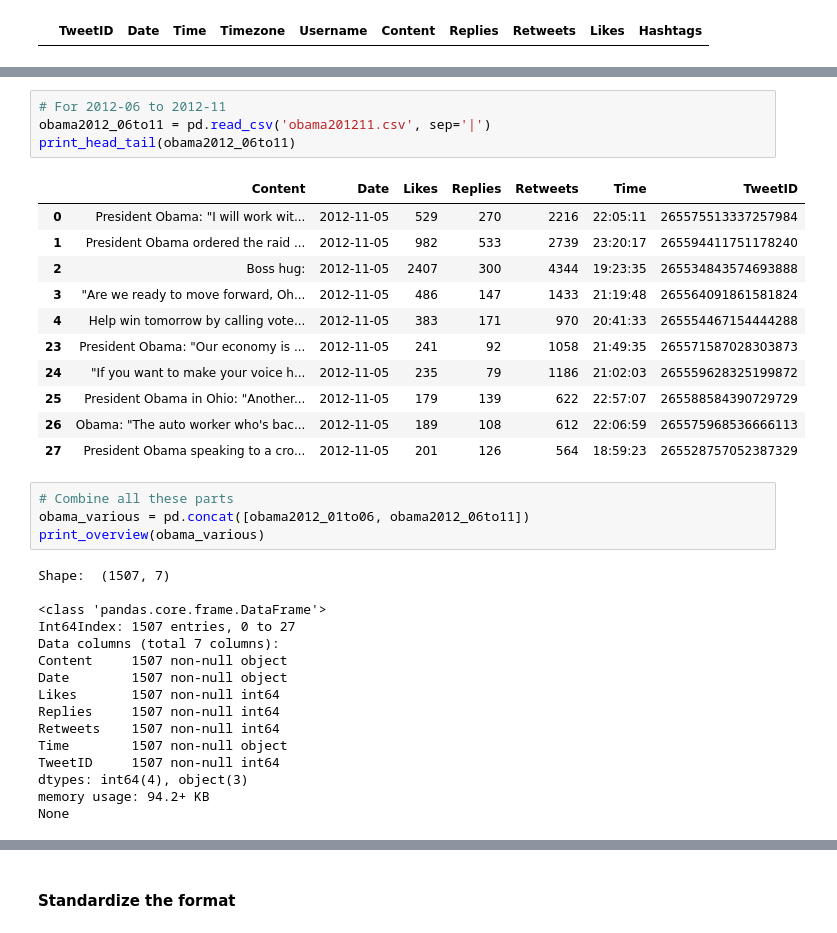
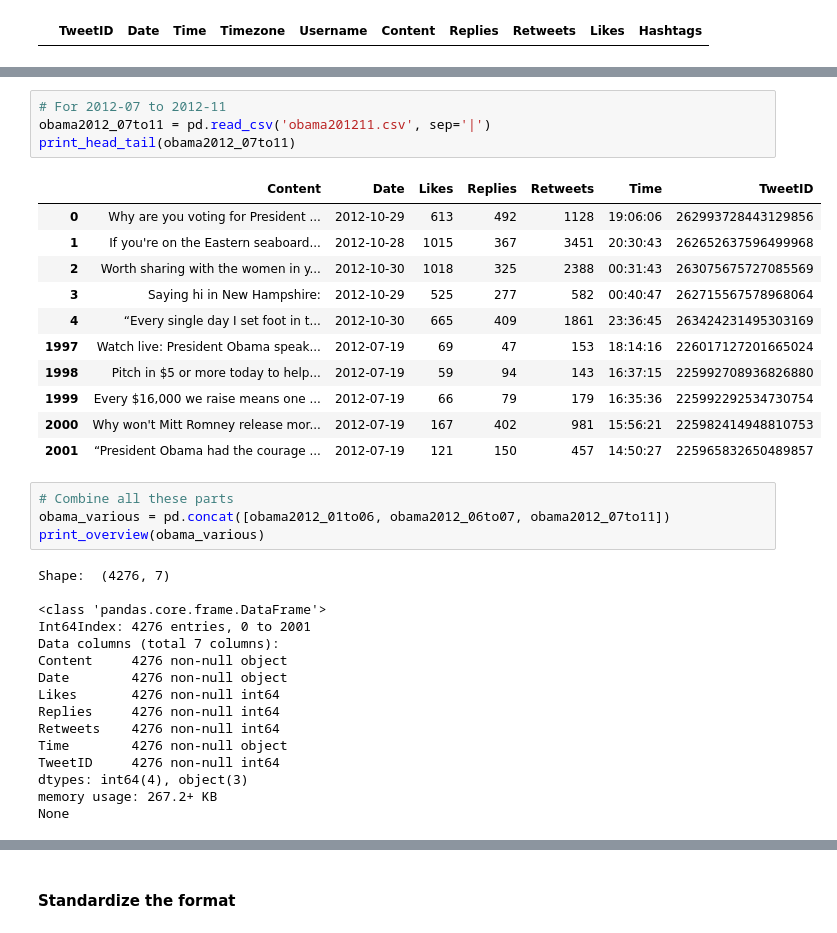
Before and after one commit to Shawn-Ng/projects, a Jupyter notebook: obama-vs-trump/data-wrangling.ipynb, the cells around one changed output, grey strips where cells are left out. Drawn from its saved outputs; the diff is of its cells as text.

Commit message:
Update Obama

```diff
--- a/obama-vs-trump/data-wrangling.ipynb
+++ b/obama-vs-trump/data-wrangling.ipynb
@@ -380,38 +396,38 @@ print_head_tail(obama2012_01to06)
 # %%
-# For 2012-06 to 2012-11
-obama2012_06to11 = pd.read_csv('obama201211.csv', sep='|')
-print_head_tail(obama2012_06to11)
+# For 2012-07 to 2012-11
+obama2012_07to11 = pd.read_csv('obama201211.csv', sep='|')
+print_head_tail(obama2012_07to11)
 # %% [output]
 |  | Content | Date | Likes | Replies | Retweets | Time | TweetID |
-| 0 | President Obama: "I will work wit... | 2012-11-05 | 529 | 270 | 2216 | 22:05:11 | 265575513337257984 |
-| 1 | President Obama ordered the raid ... | 2012-11-05 | 982 | 533 | 2739 | 23:20:17 | 265594411751178240 |
-| 2 | Boss hug: | 2012-11-05 | 2407 | 300 | 4344 | 19:23:35 | 265534843574693888 |
-| 3 | "Are we ready to move forward, Oh... | 2012-11-05 | 486 | 147 | 1433 | 21:19:48 | 265564091861581824 |
-| 4 | Help win tomorrow by calling vote... | 2012-11-05 | 383 | 171 | 970 | 20:41:33 | 265554467154444288 |
-| 23 | President Obama: "Our economy is ... | 2012-11-05 | 241 | 92 | 1058 | 21:49:35 | 265571587028303873 |
-| 24 | "If you want to make your voice h... | 2012-11-05 | 235 | 79 | 1186 | 21:02:03 | 265559628325199872 |
-| 25 | President Obama in Ohio: "Another... | 2012-11-05 | 179 | 139 | 622 | 22:57:07 | 265588584390729729 |
-| 26 | Obama: "The auto worker who's bac... | 2012-11-05 | 189 | 108 | 612 | 22:06:59 | 265575968536666113 |
-| 27 | President Obama speaking to a cro... | 2012-11-05 | 201 | 126 | 564 | 18:59:23 | 265528757052387329 |
+| 0 | Why are you voting for President ... | 2012-10-29 | 613 | 492 | 1128 | 19:06:06 | 262993728443129856 |
+| 1 | If you're on the Eastern seaboard... | 2012-10-28 | 1015 | 367 | 3451 | 20:30:43 | 262652637596499968 |
+| 2 | Worth sharing with the women in y... | 2012-10-30 | 1018 | 325 | 2388 | 00:31:43 | 263075675727085569 |
+| 3 | Saying hi in New Hampshire: | 2012-10-29 | 525 | 277 | 582 | 00:40:47 | 262715567578968064 |
+| 4 | “Every single day I set foot in t... | 2012-10-30 | 665 | 409 | 1861 | 23:36:45 | 263424231495303169 |
+| 1997 | Watch live: President Obama speak... | 2012-07-19 | 69 | 47 | 153 | 18:14:16 | 226017127201665024 |
+| 1998 | Pitch in $5 or more today to help... | 2012-07-19 | 59 | 94 | 143 | 16:37:15 | 225992708936826880 |
+| 1999 | Every $16,000 we raise means one ... | 2012-07-19 | 66 | 79 | 179 | 16:35:36 | 225992292534730754 |
+| 2000 | Why won't Mitt Romney release mor... | 2012-07-19 | 167 | 402 | 981 | 15:56:21 | 225982414948810753 |
+| 2001 | “President Obama had the courage ... | 2012-07-19 | 121 | 150 | 457 | 14:50:27 | 225965832650489857 |
 # %%
 # Combine all these parts
-obama_various = pd.concat([obama2012_01to06, obama2012_06to11])
+obama_various = pd.concat([obama2012_01to06, obama2012_06to07, obama2012_07to11])
 print_overview(obama_various)
 # %% [output]
-Shape:  (1507, 7)
+Shape:  (4276, 7)
 
 <class 'pandas.core.frame.DataFrame'>
-Int64Index: 1507 entries, 0 to 27
+Int64Index: 4276 entries, 0 to 2001
 Data columns (total 7 columns):
-Content     1507 non-null object
-Date        1507 non-null object
-Likes       1507 non-null int64
-Replies     1507 non-null int64
-Retweets    1507 non-null int64
-Time        1507 non-null object
-TweetID     1507 non-null int64
+Content     4276 non-null object
+Date        4276 non-null object
+Likes       4276 non-null int64
+Replies     4276 non-null int64
+Retweets    4276 non-null int64
+Time        4276 non-null object
+TweetID     4276 non-null int64
 dtypes: int64(4), object(3)
-memory usage: 94.2+ KB
+memory usage: 267.2+ KB
 None
 # %%
 obama_various.drop_duplicates(inplace=True)
```
Also changed, not shown: parts of 12 cells of this notebook, 6 other files.
